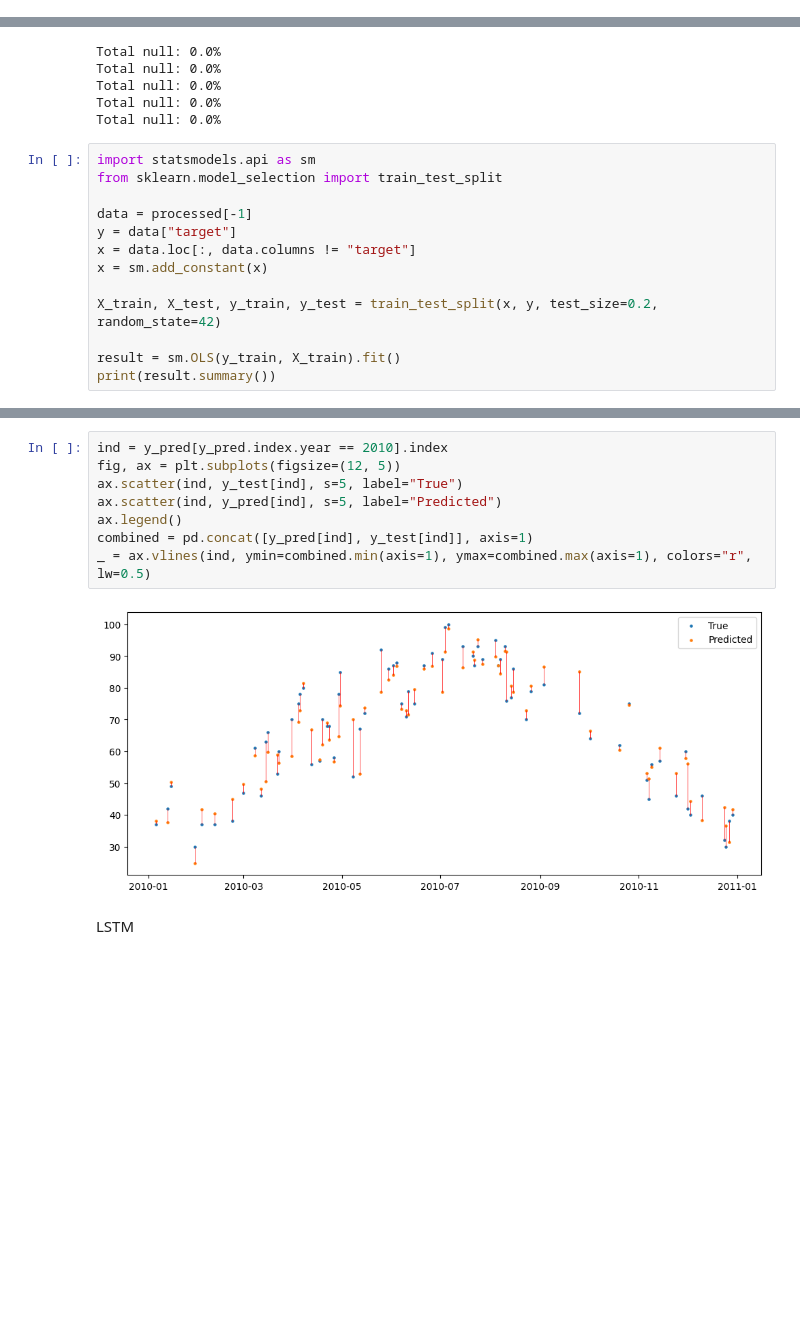
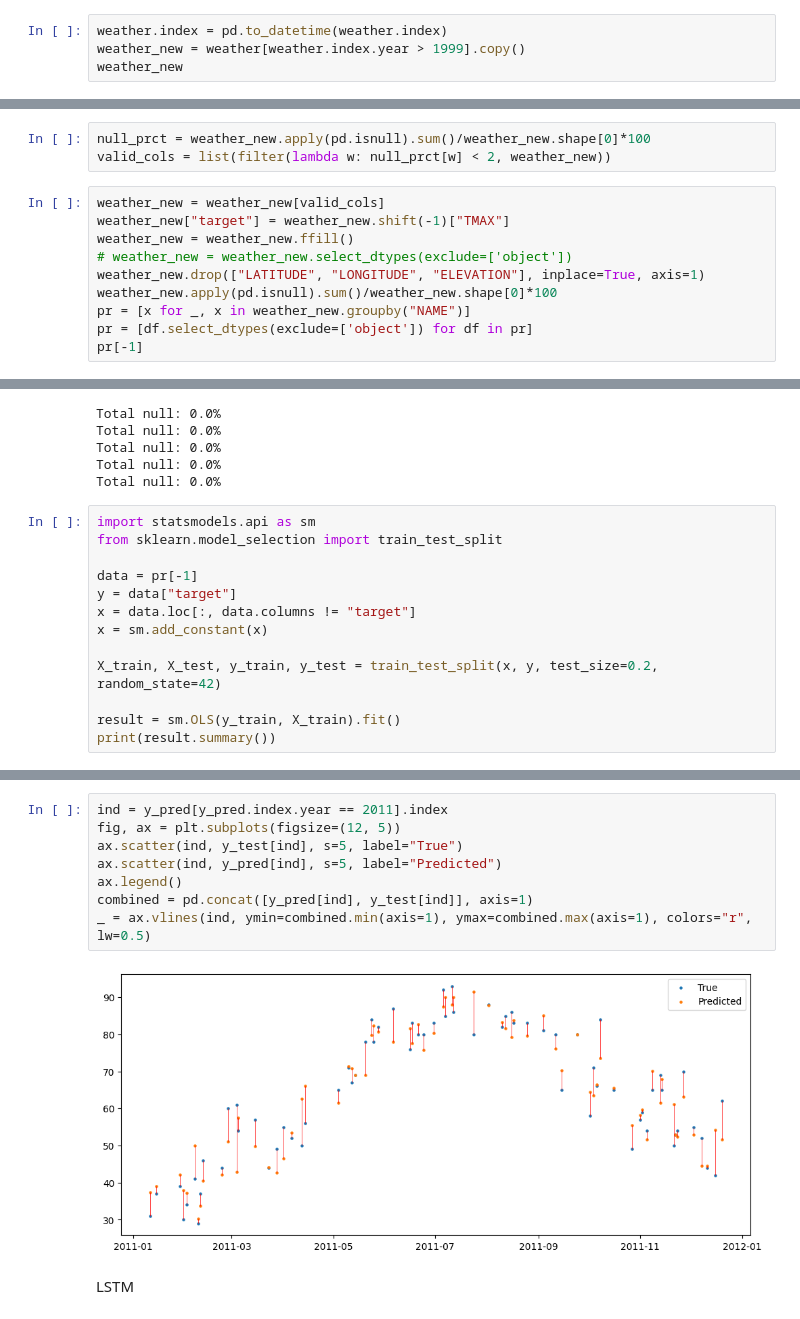
Before and after one commit to EfimSo/WeatherPrediction, a Jupyter notebook: Weather.ipynb, the cells around one changed output, grey strips where cells are left out. Saved outputs shown, nothing was run; the diff lists cells and outputs as text; blank space fills up the shorter version.

```diff
--- a/Weather.ipynb
+++ b/Weather.ipynb
@@ -49,3 +49,7 @@ WSF5          14.40
 WSFG          92.29
 WSFM          98.80
 dtype: float64
+# %%
+weather.index = pd.to_datetime(weather.index)
+weather_new = weather[weather.index.year > 1999].copy()
+weather_new
@@ -51,0 +91,13 @@ dtype: float64
+# %%
+null_prct = weather_new.apply(pd.isnull).sum()/weather_new.shape[0]*100
+valid_cols = list(filter(lambda w: null_prct[w] < 2, weather_new))
+# %%
+weather_new = weather_new[valid_cols]
+weather_new["target"] = weather_new.shift(-1)["TMAX"]
+weather_new = weather_new.ffill()
+# weather_new = weather_new.select_dtypes(exclude=['object'])
+weather_new.drop(["LATITUDE", "LONGITUDE", "ELEVATION"], inplace=True, axis=1)
+weather_new.apply(pd.isnull).sum()/weather_new.shape[0]*100
+pr = [x for _, x in weather_new.groupby("NAME")]
+pr = [df.select_dtypes(exclude=['object']) for df in pr]
+pr[-1]
@@ -103,7 +175,7 @@ Total null: 0.0%
 import statsmodels.api as sm
 from sklearn.model_selection import train_test_split
 
-data = processed[-1]
+data = pr[-1]
 y = data["target"]
 x = data.loc[:, data.columns != "target"]
 x = sm.add_constant(x)
@@ -146,13 +218,13 @@ Error: 49.698
 # %%
-ind = y_pred[y_pred.index.year == 2010].index
+ind = y_pred[y_pred.index.year == 2011].index
 fig, ax = plt.subplots(figsize=(12, 5))
 ax.scatter(ind, y_test[ind], s=5, label="True")
 ax.scatter(ind, y_pred[ind], s=5, label="Predicted")
 ax.legend()
 combined = pd.concat([y_pred[ind], y_test[ind]], axis=1)
 _ = ax.vlines(ind, ymin=combined.min(axis=1), ymax=combined.max(axis=1), colors="r", lw=0.5)
 # %% [output]
-[figure, old version]
+[figure, new version]
 # %% [markdown]
 LSTM
 # %%
```
Also changed, not shown: parts of 17 cells of this notebook, 1 other file.
